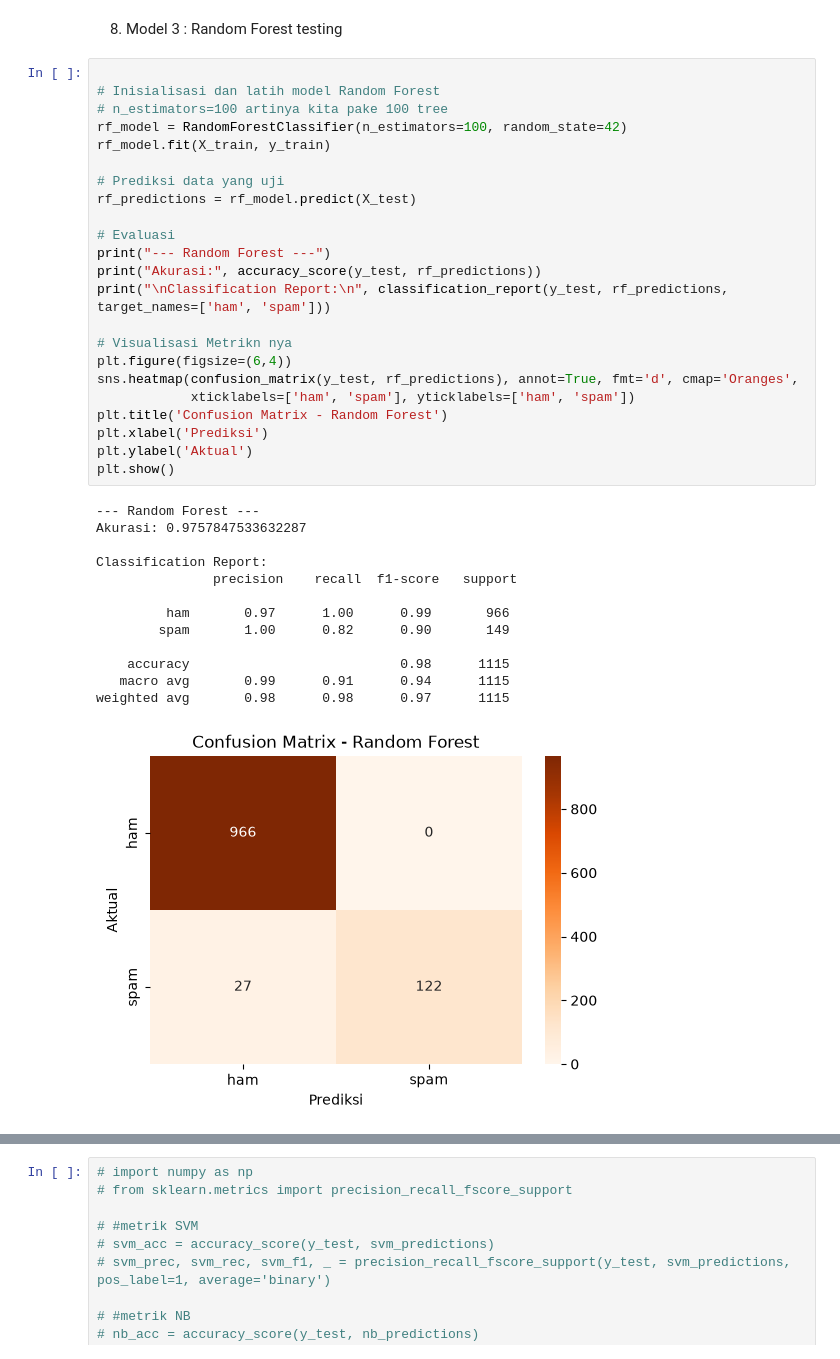
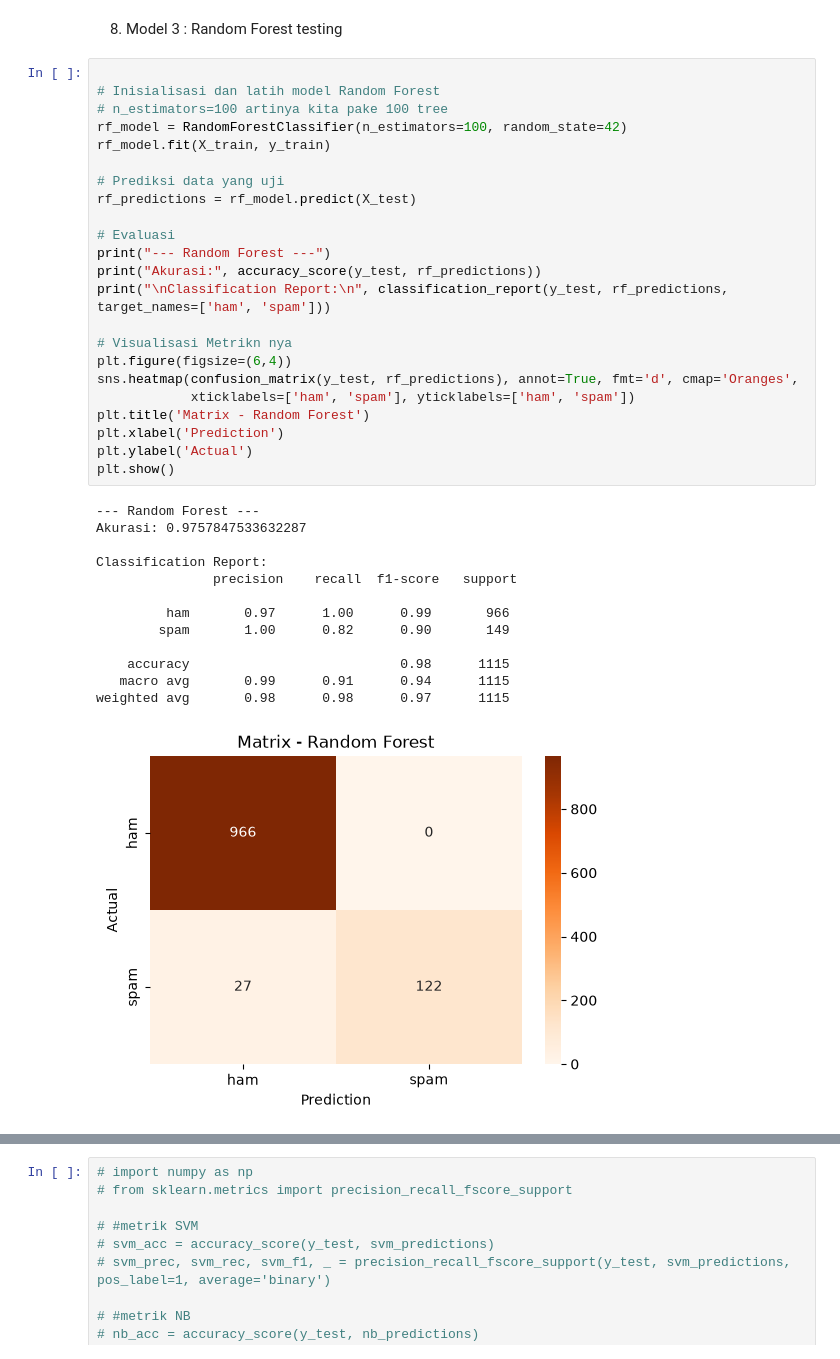
Before and after one commit to ariyaaup/SPHam, a Jupyter notebook: datates.ipynb, the cells around one changed output, grey strips where cells are left out. Drawn from its saved outputs; the diff is of its cells as text.

```diff
--- a/datates.ipynb
+++ b/datates.ipynb
@@ -320,37 +338,37 @@ weighted avg       0.98      0.98      0.97      1115
 # n_estimators=100 artinya kita pake 100 tree
 rf_model = RandomForestClassifier(n_estimators=100, random_state=42)
 rf_model.fit(X_train, y_train)
 
 # Prediksi data yang uji
 rf_predictions = rf_model.predict(X_test)
 
 # Evaluasi
 print("--- Random Forest ---")
 print("Akurasi:", accuracy_score(y_test, rf_predictions))
 print("\nClassification Report:\n", classification_report(y_test, rf_predictions, target_names=['ham', 'spam']))
 
 # Visualisasi Metrikn nya
 plt.figure(figsize=(6,4))
 sns.heatmap(confusion_matrix(y_test, rf_predictions), annot=True, fmt='d', cmap='Oranges',
             xticklabels=['ham', 'spam'], yticklabels=['ham', 'spam'])
-plt.title('Confusion Matrix - Random Forest')
-plt.xlabel('Prediksi')
-plt.ylabel('Aktual')
+plt.title('Matrix - Random Forest')
+plt.xlabel('Prediction')
+plt.ylabel('Actual')
 plt.show()
 # %% [output]
 --- Random Forest ---
 Akurasi: 0.9757847533632287
 
 Classification Report:
                precision    recall  f1-score   support
 
          ham       0.97      1.00      0.99       966
         spam       1.00      0.82      0.90       149
 
     accuracy                           0.98      1115
    macro avg       0.99      0.91      0.94      1115
 weighted avg       0.98      0.98      0.97      1115
-[figure, old version]
+[figure, new version]
 # %% [markdown]
 <!-- 10. Perbandingan 3 metode -->
 # %%
```
Also changed, not shown: parts of 5 cells of this notebook, 1 other file.
